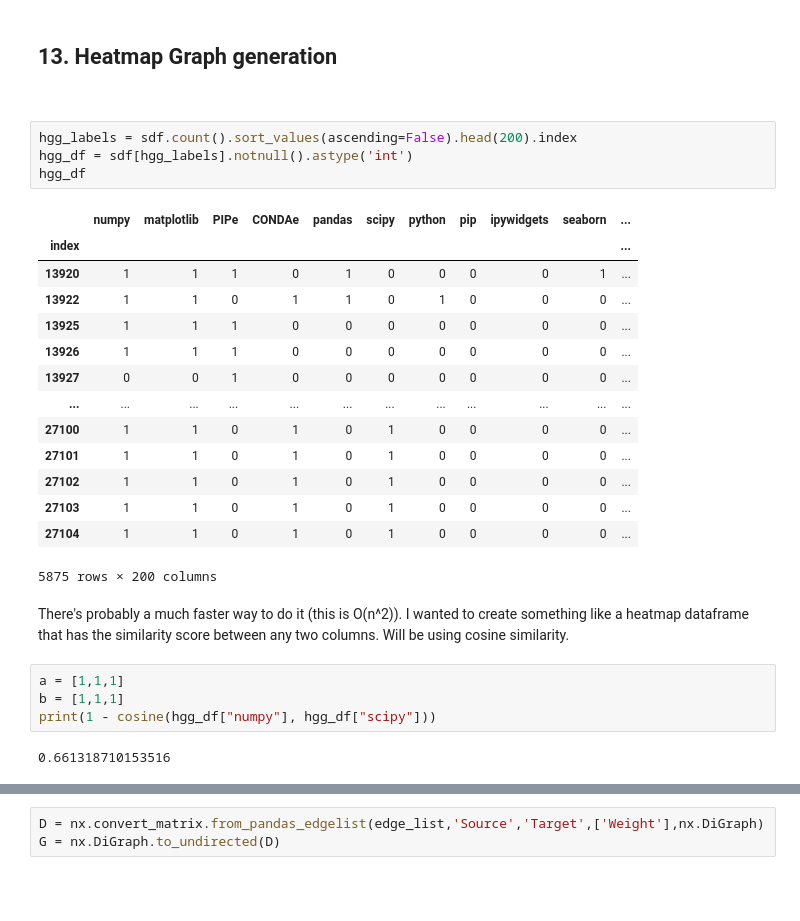
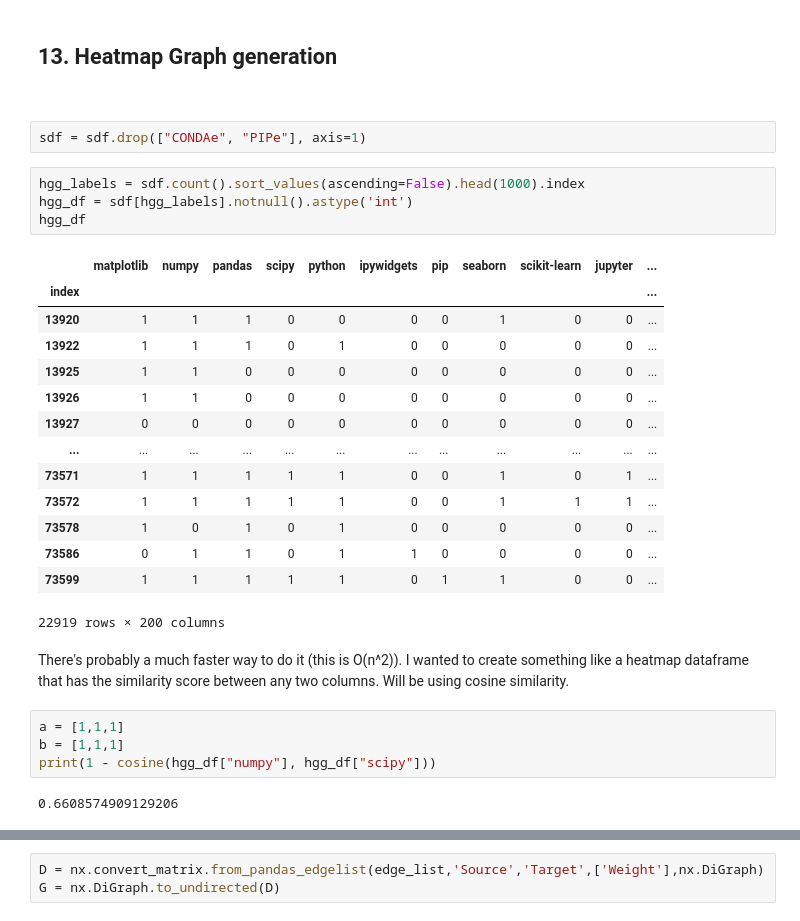
Before and after one commit to kevingao26/Binder-Logs, a Jupyter notebook: Binder-Specs-EDA.ipynb, the cells around one changed output, grey strips where cells are left out. Saved outputs shown, nothing was run; the diff lists cells and outputs as text; blank space fills up the shorter version.

```diff
--- a/Binder-Specs-EDA.ipynb
+++ b/Binder-Specs-EDA.ipynb
@@ -806,25 +799,27 @@ dp_df[dp_df["CONDAe"] == 1][dp_df["PIPe"] == 1].drop(["CONDAe", "PIPe"], axis=1)
 ## 13. Heatmap Graph generation
 
 <br>
+# %%
+sdf = sdf.drop(["CONDAe", "PIPe"], axis=1)
 # %%
-hgg_labels = sdf.count().sort_values(ascending=False).head(200).index
+hgg_labels = sdf.count().sort_values(ascending=False).head(1000).index
 hgg_df = sdf[hgg_labels].notnull().astype('int')
 hgg_df
 # %% [output]
-|  | numpy | matplotlib | PIPe | CONDAe | pandas | scipy | python | pip | ipywidgets | seaborn | ... |
+|  | matplotlib | numpy | pandas | scipy | python | ipywidgets | pip | seaborn | scikit-learn | jupyter | ... |
 | index |  |  |  |  |  |  |  |  |  |  | ... |
-| 13920 | 1 | 1 | 1 | 0 | 1 | 0 | 0 | 0 | 0 | 1 | ... |
-| 13922 | 1 | 1 | 0 | 1 | 1 | 0 | 1 | 0 | 0 | 0 | ... |
-| 13925 | 1 | 1 | 1 | 0 | 0 | 0 | 0 | 0 | 0 | 0 | ... |
-| 13926 | 1 | 1 | 1 | 0 | 0 | 0 | 0 | 0 | 0 | 0 | ... |
-| 13927 | 0 | 0 | 1 | 0 | 0 | 0 | 0 | 0 | 0 | 0 | ... |
+| 13920 | 1 | 1 | 1 | 0 | 0 | 0 | 0 | 1 | 0 | 0 | ... |
+| 13922 | 1 | 1 | 1 | 0 | 1 | 0 | 0 | 0 | 0 | 0 | ... |
+| 13925 | 1 | 1 | 0 | 0 | 0 | 0 | 0 | 0 | 0 | 0 | ... |
+| 13926 | 1 | 1 | 0 | 0 | 0 | 0 | 0 | 0 | 0 | 0 | ... |
+| 13927 | 0 | 0 | 0 | 0 | 0 | 0 | 0 | 0 | 0 | 0 | ... |
 | ... | ... | ... | ... | ... | ... | ... | ... | ... | ... | ... | ... |
-| 27100 | 1 | 1 | 0 | 1 | 0 | 1 | 0 | 0 | 0 | 0 | ... |
-| 27101 | 1 | 1 | 0 | 1 | 0 | 1 | 0 | 0 | 0 | 0 | ... |
-| 27102 | 1 | 1 | 0 | 1 | 0 | 1 | 0 | 0 | 0 | 0 | ... |
-| 27103 | 1 | 1 | 0 | 1 | 0 | 1 | 0 | 0 | 0 | 0 | ... |
-| 27104 | 1 | 1 | 0 | 1 | 0 | 1 | 0 | 0 | 0 | 0 | ... |
+| 73571 | 1 | 1 | 1 | 1 | 1 | 0 | 0 | 1 | 0 | 1 | ... |
+| 73572 | 1 | 1 | 1 | 1 | 1 | 0 | 0 | 1 | 1 | 1 | ... |
+| 73578 | 1 | 0 | 1 | 0 | 1 | 0 | 0 | 0 | 0 | 0 | ... |
+| 73586 | 0 | 1 | 1 | 0 | 1 | 1 | 0 | 0 | 0 | 0 | ... |
+| 73599 | 1 | 1 | 1 | 1 | 1 | 0 | 1 | 1 | 0 | 0 | ... |
-5875 rows × 200 columns
+22919 rows × 200 columns
 # %% [markdown]
 There's probably a much faster way to do it (this is O(n^2)). I wanted to create something like a heatmap dataframe that has the similarity score between any two columns. Will be using cosine similarity.
 # %%
@@ -832,7 +827,7 @@ a = [1,1,1]
 b = [1,1,1]
 print(1 - cosine(hgg_df["numpy"], hgg_df["scipy"]))
 # %% [output]
-0.661318710153516
+0.6608574909129206
 # %%
 edge_list = pd.DataFrame(columns= ['Source', 'Target', 'Weight'])
 counter = 0
```
Also changed, not shown: parts of 37 cells of this notebook, 3 other files.
